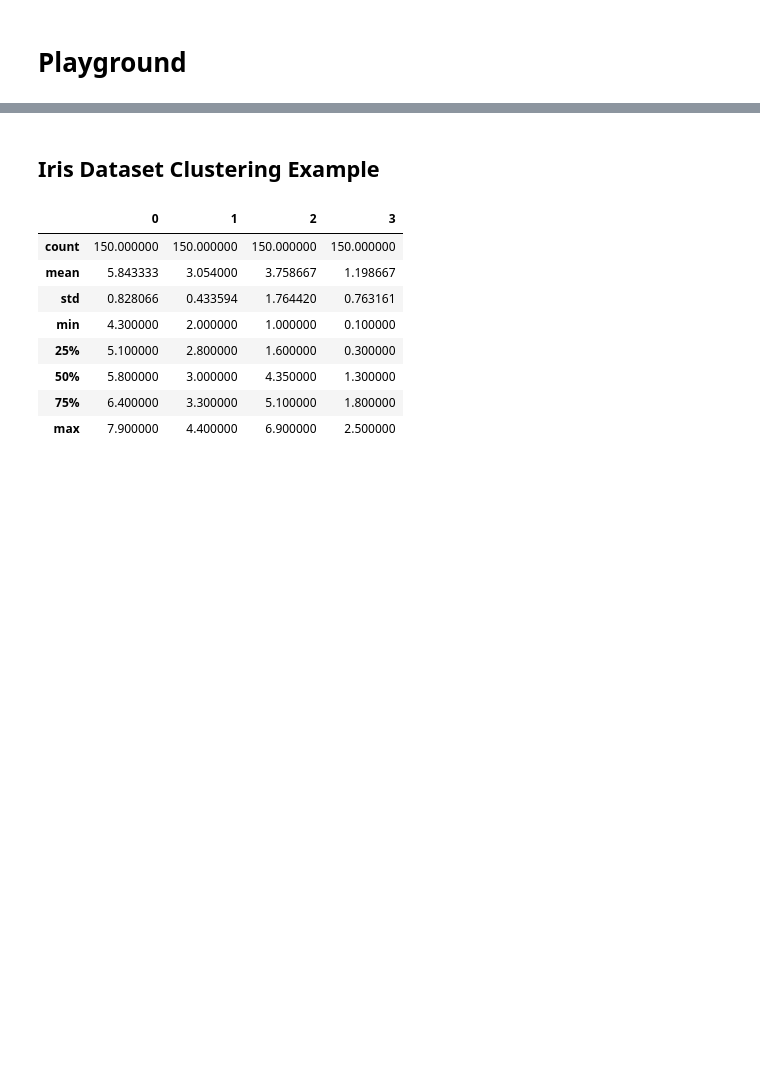
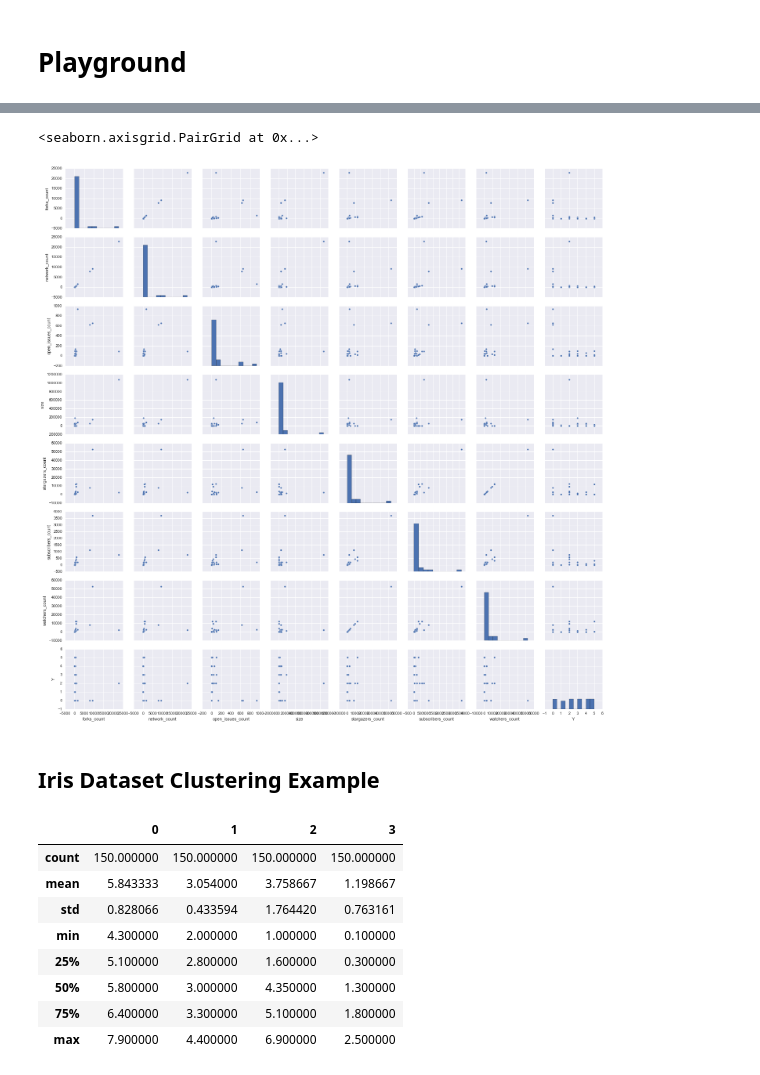
Before and after one commit to mbornstein/GithubRepoClassification, a Jupyter notebook: notebooks/Playground.ipynb, the cells around one changed output, grey strips where cells are left out. Cells and saved outputs as stored; diff of their text form; code cells hidden in the pictures; blank space fills up the shorter version.

```diff
--- a/notebooks/Playground.ipynb
+++ b/notebooks/Playground.ipynb
@@ -63,3 +67,8 @@ overview
+# %%
+sbn.pairplot(overview)
+# %% [output]
+<seaborn.axisgrid.PairGrid at 0x...>
+[figure, added]
 # %% [markdown]
 ## Iris Dataset Clustering Example
 # %%
```
Also changed, not shown: parts of 10 cells of this notebook.
